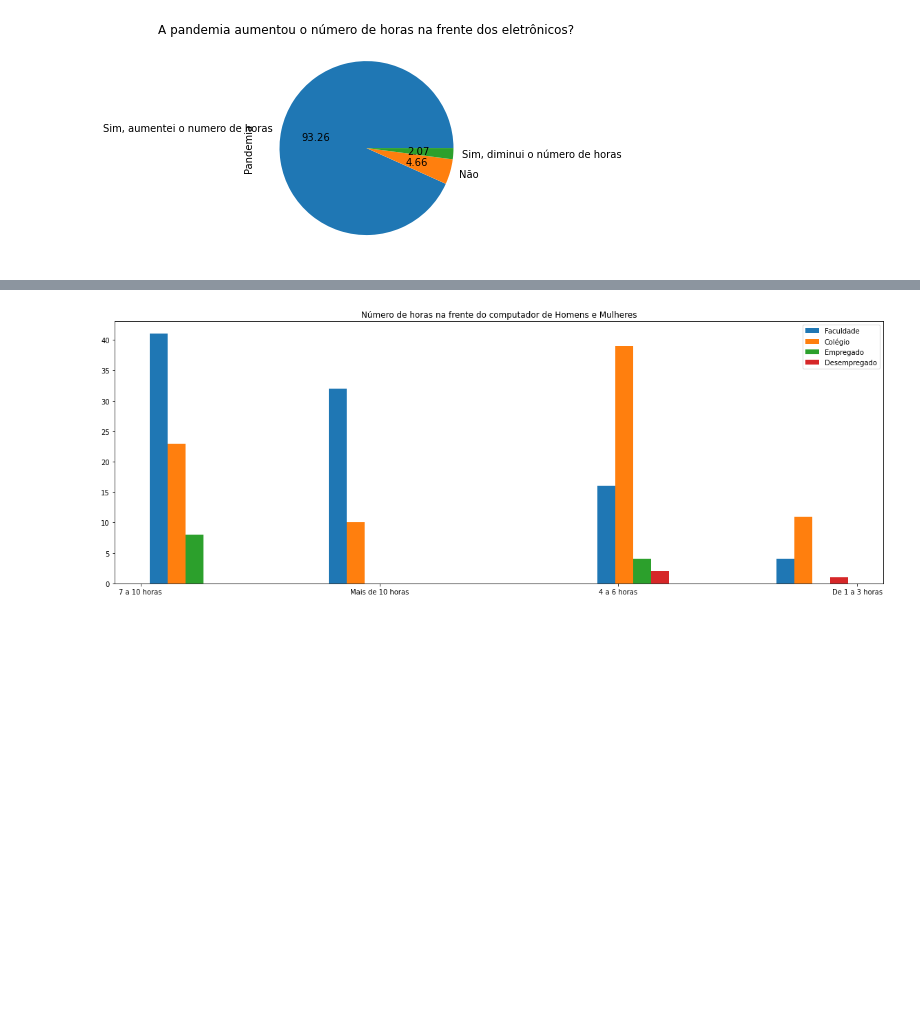
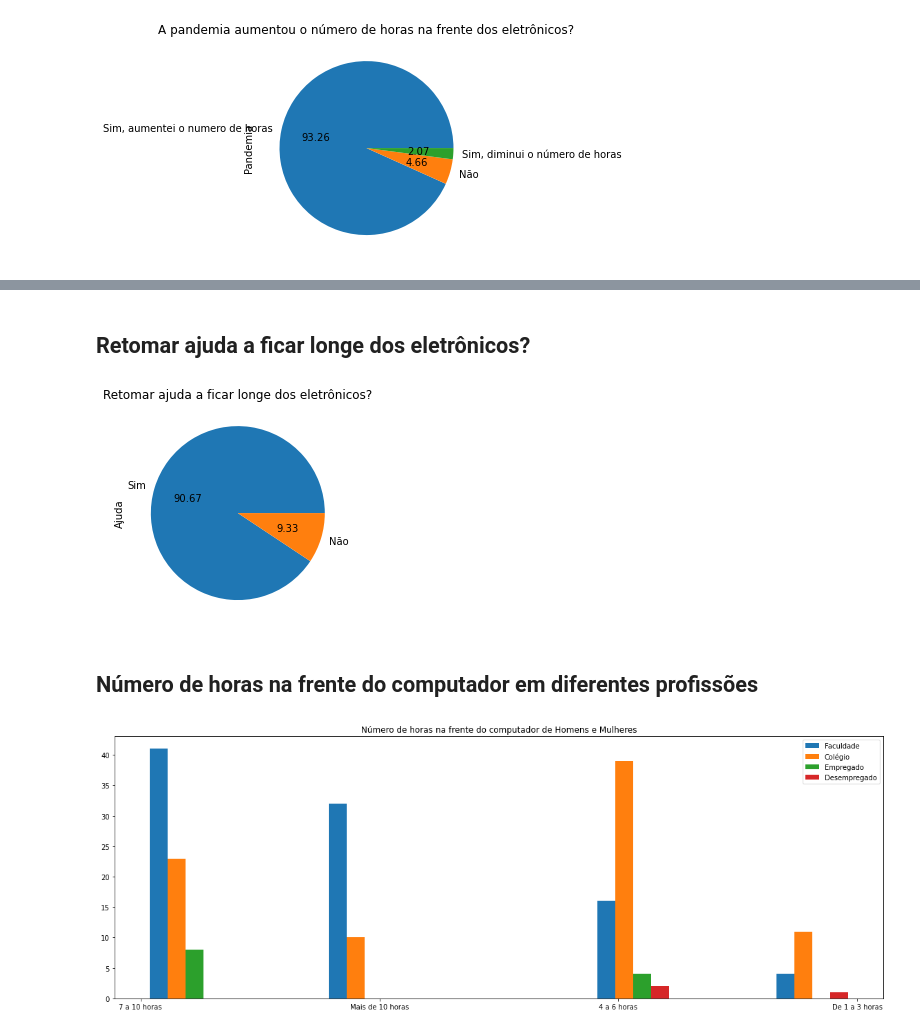
Before and after one commit to GabrielPl-1/Projeto-2-Cdados, a Jupyter notebook: Projeto 2 cdados.ipynb, the cells around one changed output, grey strips where cells are left out. Cells and saved outputs as stored; diff of their text form; code cells hidden in the pictures; blank space fills up the shorter version.

```diff
--- a/Projeto 2 cdados.ipynb
+++ b/Projeto 2 cdados.ipynb
@@ -165,3 +183,13 @@ des = dados.loc[dados.Emprego == "Desempregado"]
+# %% [markdown]
+## Retomar ajuda a ficar longe dos eletrônicos?
+# %%
+divisao_ajuda = dados.Ajuda.value_counts()
+divisao_ajuda.plot(kind='pie', title='Retomar ajuda a ficar longe dos eletrônicos?', autopct="%.2f")
+plt.show()
+# %% [output]
+[figure, added]
+# %% [markdown]
+## Número de horas na frente do computador em diferentes profissões
 # %%
 plt.figure(figsize=(20,7))
 bins = 8
```
Also changed, not shown: parts of 6 cells of this notebook.
